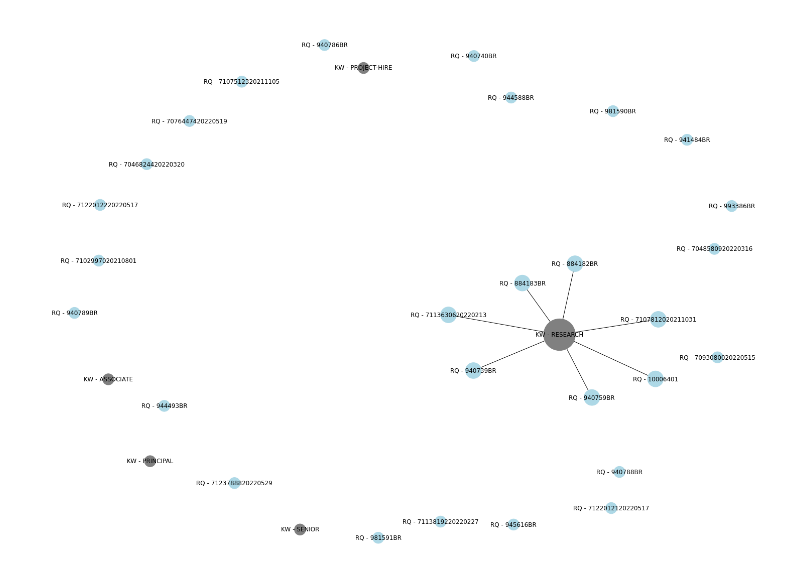
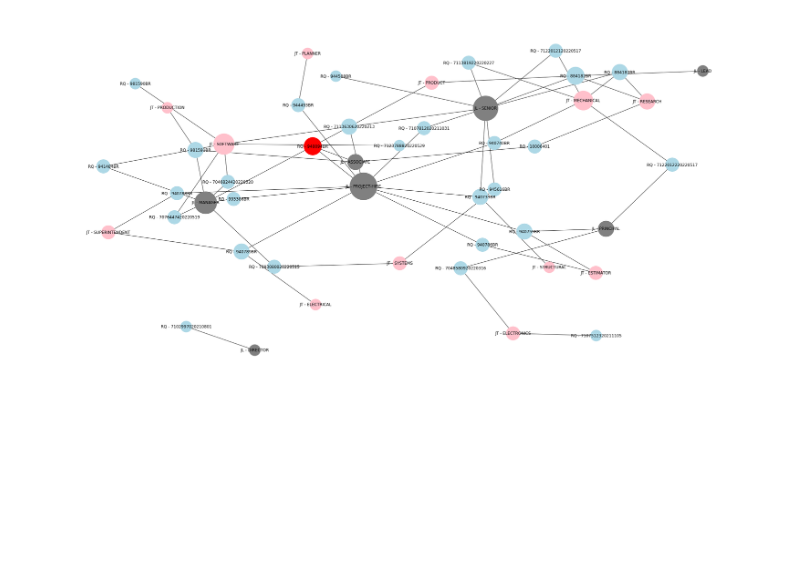
Before and after one commit to dpasse/monte, a Jupyter notebook: workspace/disney/graph.ipynb, the cells around one changed output. Cells and saved outputs as stored; diff of their text form; code cells hidden in the pictures; blank space fills up the shorter version.

Commit message:
job types

```diff
--- a/workspace/disney/graph.ipynb
+++ b/workspace/disney/graph.ipynb
@@ -8,9 +14,8 @@ from pylab import rcParams
 G = nx.Graph()
 # %%
 df = pd.read_csv('../../data/disney/imagineering_jobs.csv')
-df['keywords'] = df['keywords'].fillna('').map(lambda x: x.split(', '))
-
-df = df[df.close == '-']
+df['level'] = df.level.fillna('').map(lambda x: x.split(', '))
+df['job_type'] = df.job_type.fillna('').map(lambda x: x.split(', '))
 
 df.head(n=3)
 # %% [output]
@@ -21,4 +26,10 @@ df.head(n=3)
 # %%
-for id, start_date in df[['req_id', 'date']].values:
-    G.add_node(f'RQ - {id}', start_date = start_date)
+label = node_types['job']
+
+for id, date, close in df[['req_id', 'date', 'close']].values:
+    attrs = { 'start_date': date }
+    if close != '-':
+        attrs['close_date'] = close
+
+    G.add_node(f'{label} - {id}', **attrs)
 # %%
@@ -32,4 +50,8 @@ for keyword in list(keywords):
 # %%
-for id, terms in df[df.keywords.map(len) > 1][['req_id', 'keywords']].values:
-    for keyword in terms:
-        G.add_edge(f'RQ - {id}', f'KW - {keyword}')
+def connect_descriptors_to_parent(vals, p1, p2):
+    for id, terms in vals:
+        for keyword in terms:
+            if keyword == '':
+                continue
+
+            G.add_edge(f'{p1} - {id}', f'{p2} - {keyword}')
@@ -36,22 +61,36 @@ for id, terms in df[df.keywords.map(len) > 1][['req_id', 'keywords']].values:
 # %%
 import numpy as np
 
 from pylab import rcParams
-rcParams['figure.figsize'] = 20, 15
+rcParams['figure.figsize'] = 30, 15
 
 pos = nx.spring_layout(G, scale=20, k=3/np.sqrt(G.order()))
 
-colors = [ 'lightblue' if node.startswith('RQ') else 'gray' for node in G.nodes() ]
+def get_color(node, items):
+    if node.startswith(node_types['job']):
+        if 'close_date' in items:
+            return 'red'
+        return 'lightblue'
+
+    if node.startswith(node_types['job_level']):
+        return 'gray'
+
+    if node.startswith(node_types['job_type']):
+        return 'pink'
+
+    return 'white'
+
+colors = [ get_color(node, items) for node, items in G.nodes(data=True) ]
 
 d = dict(G.degree)
 
 nx.draw(
     G,
     pos,
     with_labels=True,
     nodelist=d,
-    node_size=[(d[k]+1)*500 for k in d],
+    node_size=[(d[k]+1)*550 for k in d],
     node_color=colors,
 )
 # %% [output]
-[figure, old version]
+[figure, new version]
```
Also changed, not shown: parts of 5 cells of this notebook, 6 other files.
